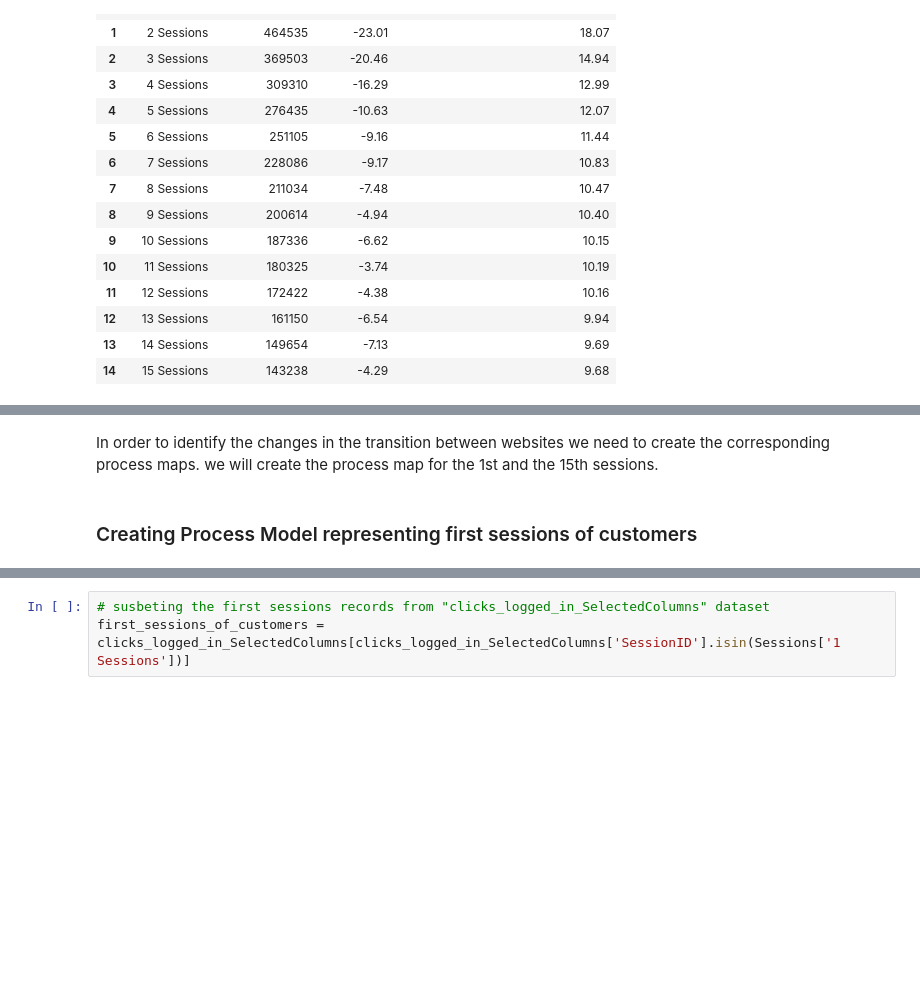
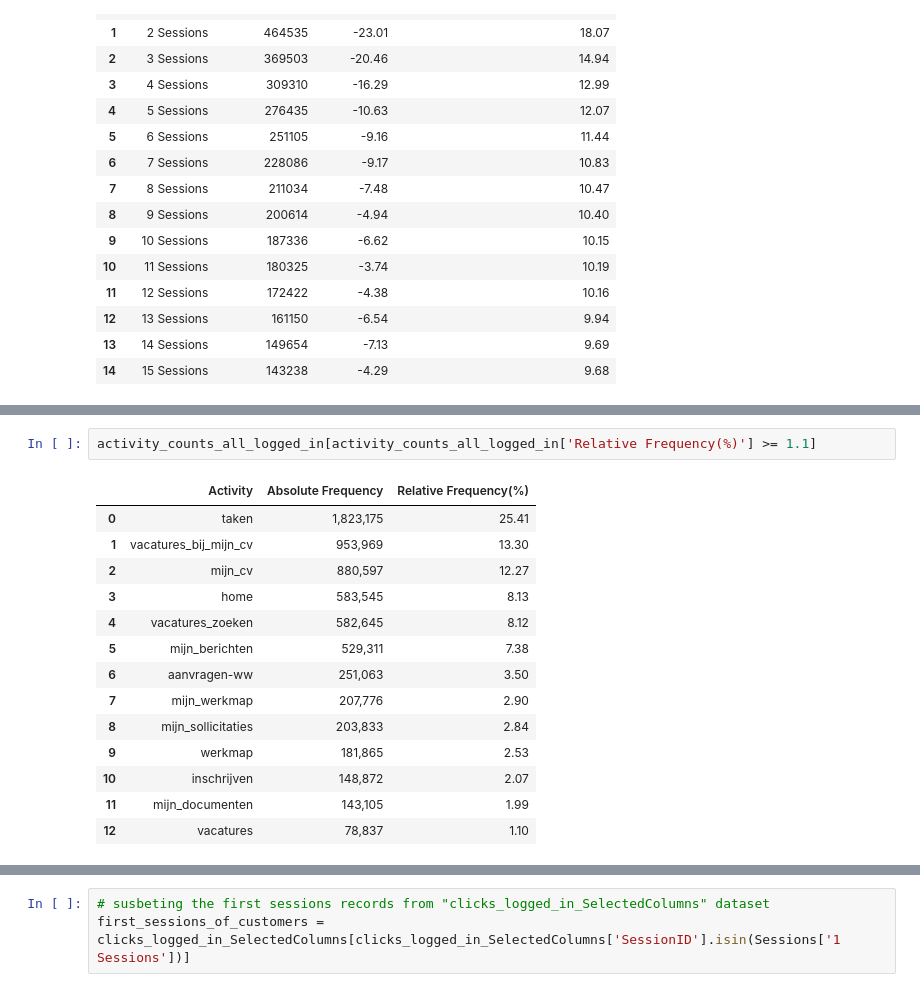
Before and after one commit to sinaaghaee/ProcessMiningProject-CustomerBehaviorAnalysis, a Jupyter notebook: BPM-Project-Aghaee-Varchandi-Mahmoodi.ipynb, the cells around one changed output, grey strips where cells are left out. Saved outputs shown, nothing was run; the diff lists cells and outputs as text; blank space fills up the shorter version.

```diff
--- a/BPM-Project-Aghaee-Varchandi-Mahmoodi.ipynb
+++ b/BPM-Project-Aghaee-Varchandi-Mahmoodi.ipynb
@@ -1241,7 +1241,20 @@ The following is the same table from our base article; as you can see, the negat
 <center>
     <img src="https://user-images.githubusercontent.com/35700552/151669581-9b5da682-77a8-41e7-8e35-cc39141745e6.png"  />
 </center>
-# %% [markdown]
-In order to identify the changes in the transition between websites we need to create the corresponding process maps. we will create the process map for the 1st and the 15th sessions.
-# %% [markdown]
-### Creating Process Model representing first sessions of customers
+# %%
+activity_counts_all_logged_in[activity_counts_all_logged_in['Relative Frequency(%)'] >= 1.1]
+# %% [output]
+|  | Activity | Absolute Frequency | Relative Frequency(%) |
+| 0 | taken | 1,823,175 | 25.41 |
+| 1 | vacatures_bij_mijn_cv | 953,969 | 13.30 |
+| 2 | mijn_cv | 880,597 | 12.27 |
+| 3 | home | 583,545 | 8.13 |
+| 4 | vacatures_zoeken | 582,645 | 8.12 |
+| 5 | mijn_berichten | 529,311 | 7.38 |
+| 6 | aanvragen-ww | 251,063 | 3.50 |
+| 7 | mijn_werkmap | 207,776 | 2.90 |
+| 8 | mijn_sollicitaties | 203,833 | 2.84 |
+| 9 | werkmap | 181,865 | 2.53 |
+| 10 | inschrijven | 148,872 | 2.07 |
+| 11 | mijn_documenten | 143,105 | 1.99 |
+| 12 | vacatures | 78,837 | 1.10 |
```
Also changed, not shown: parts of 53 cells of this notebook.
